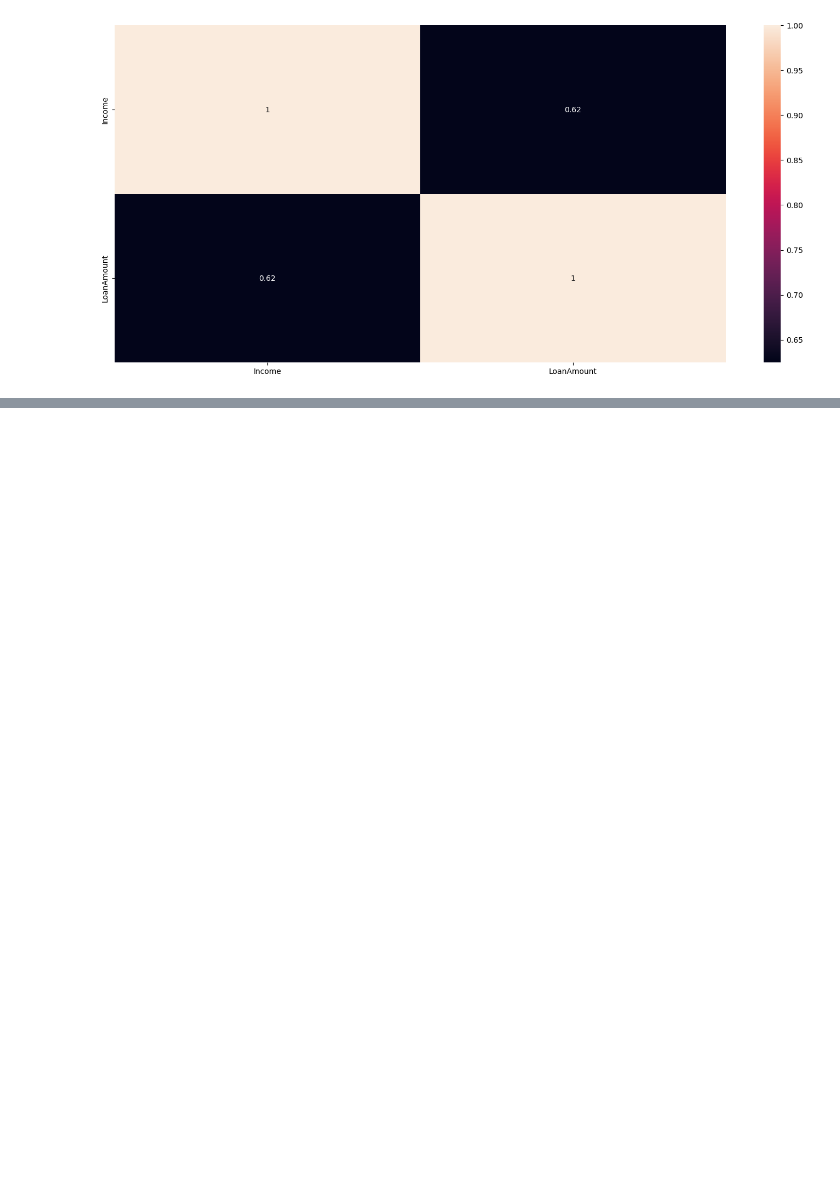
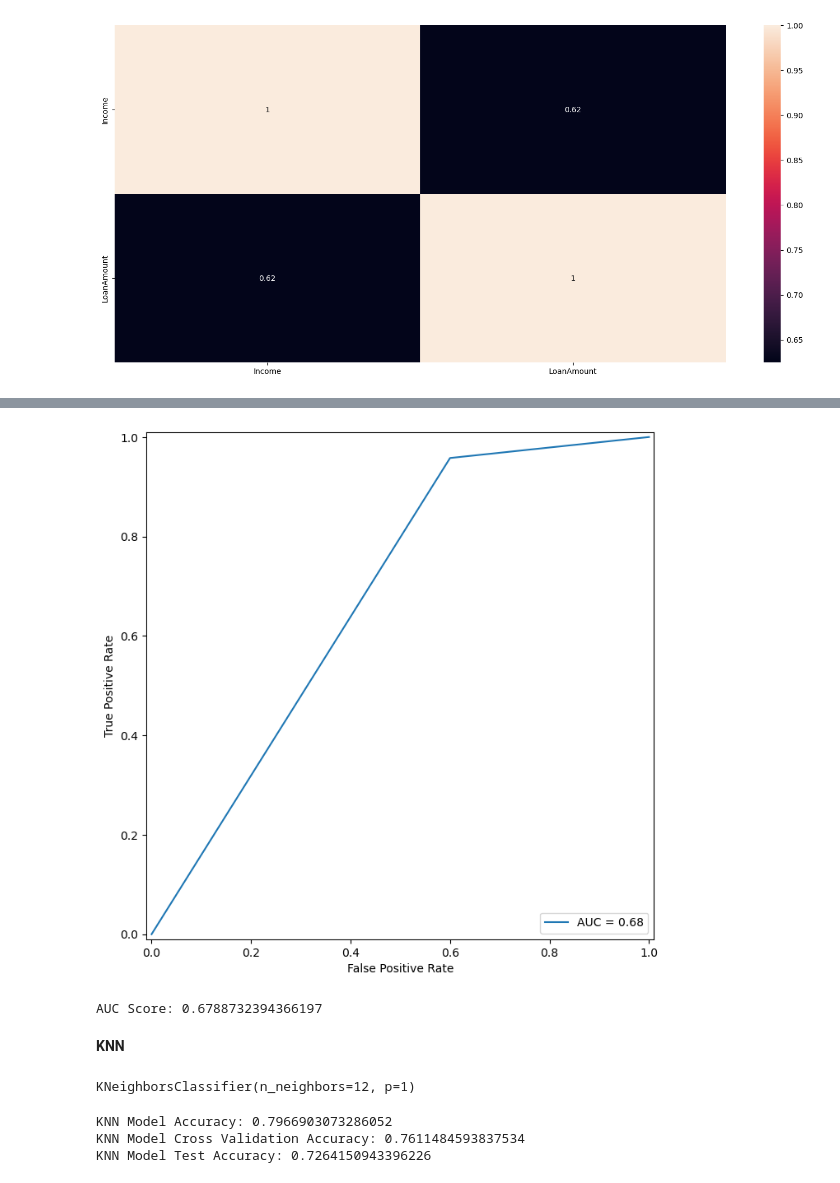
Before and after one commit to darshan-dalvi/Loan-Eligible-Status, a Jupyter notebook: loan.ipynb, the cells around one changed output, grey strips where cells are left out. Drawn from its saved outputs; the diff is of its cells as text; code cells hidden in the pictures; blank space fills up the shorter version.

```diff
--- a/loan.ipynb
+++ b/loan.ipynb
@@ -282,0 +416,8 @@ plt.show()
+# %%
+data['Gender'] = data['Gender'].replace({'Male': 1, 'Female':0})
+data['Married'] = data['Married'].replace({'Yes': 1, 'No':0})
+data['Education'] = data['Education'].replace({'Graduate': 1, 'Not Graduate':0})
+data['Self_Employed'] = data['Self_Employed'].replace({'Yes':1, 'No':0})
+data['Property_Area'] = data['Property_Area'].replace({'Rural': 0, 'Semiurban': 1, 'Urban':2})
+data['Credit_History'] = data['Credit_History'].replace({'good': 1, 'bad' : 0})
+data['Loan_Status'] = data['Loan_Status'].replace({'Y':1, 'N':0})
@@ -282,0 +435,3 @@ plt.show()
+# %%
+X = data.drop('Loan_Status',axis=1)
+y = data['Loan_Status']
@@ -282,0 +468,3 @@ plt.show()
+# %%
+from sklearn.model_selection import train_test_split
+X_train, X_test, y_train, y_test = train_test_split(X,y, test_size=0.2, random_state = 10)
@@ -282,0 +485,16 @@ plt.show()
+# %%
+# Modelling
+from sklearn.linear_model import LogisticRegression
+logistic_model = LogisticRegression()
+logistic_model.fit(X_train,y_train)
+
+# Predict & Evaluate on train data
+y_pred_train = logistic_model.predict(X_train) # default thresold value is 0.5
+print("Train Accuracy :", accuracy_score(y_train, y_pred_train))
+
+# Cross Validation on train data
+print('CV Score :', cross_val_score(logistic_model,X_train,y_train,cv=5,scoring="accuracy").mean())
+
+# Predict on test data
+y_pred_test = logistic_model.predict(X_test)
+print("Test Accuracy :", accuracy_score(y_test, y_pred_test))
@@ -282,0 +519,50 @@ plt.show()
+# %%
+from sklearn.metrics import roc_curve,auc,RocCurveDisplay,roc_auc_score
+
+fpr, tpr, thresholds = roc_curve(y_test,y_pred_test)
+roc_auc = auc(fpr,tpr)
+RocCurveDisplay(fpr=fpr,tpr=tpr,roc_auc=roc_auc).plot()
+plt.show()
+# %% [output]
+[figure, added]
+# %%
+print ('AUC Score:',roc_auc_score(y_test,y_pred_test))
+# %% [output]
+AUC Score: 0.6788732394366197
+# %% [markdown]
+**KNN**
+# %%
+# Hyperparameter Tuning
+from sklearn.model_selection import GridSearchCV
+
+# Define the estimator and parameter grid
+estimator = KNeighborsClassifier()
+param_grid = {'n_neighbors': list(range(1, 50)), 'p': [1, 2]}
+
+# Perform Grid Search
+knn_grid = GridSearchCV(estimator, param_grid, cv=5, scoring='accuracy')
+knn_grid.fit(X_train, y_train)
+
+# KNN Model with Best Parameters
+knn_grid.best_estimator_
+# %% [output]
+KNeighborsClassifier(n_neighbors=12, p=1)
+# %%
+# Modelling
+knn_model = knn_grid.best_estimator_
+knn_model.fit(X_train,y_train)
+
+# Predicting
+y_pred = knn_model.predict(X_train)
+print ("KNN Model Accuracy:", accuracy_score(y_train, y_pred))
+
+#Cross Validation on Train data
+print ("KNN Model Cross Validation Accuracy:", cross_val_score(knn_model, X_train, y_train, cv=5, scoring="accuracy").mean())
+
+# Predicting on Test data
+y_pred_test = knn_model.predict(X_test)
+print ("KNN Model Test Accuracy:", accuracy_score(y_test, y_pred_test))
+# %% [output]
+KNN Model Accuracy: 0.7966903073286052
+KNN Model Cross Validation Accuracy: 0.7611484593837534
+KNN Model Test Accuracy: 0.7264150943396226
```
Also changed, not shown: parts of 47 cells of this notebook.
